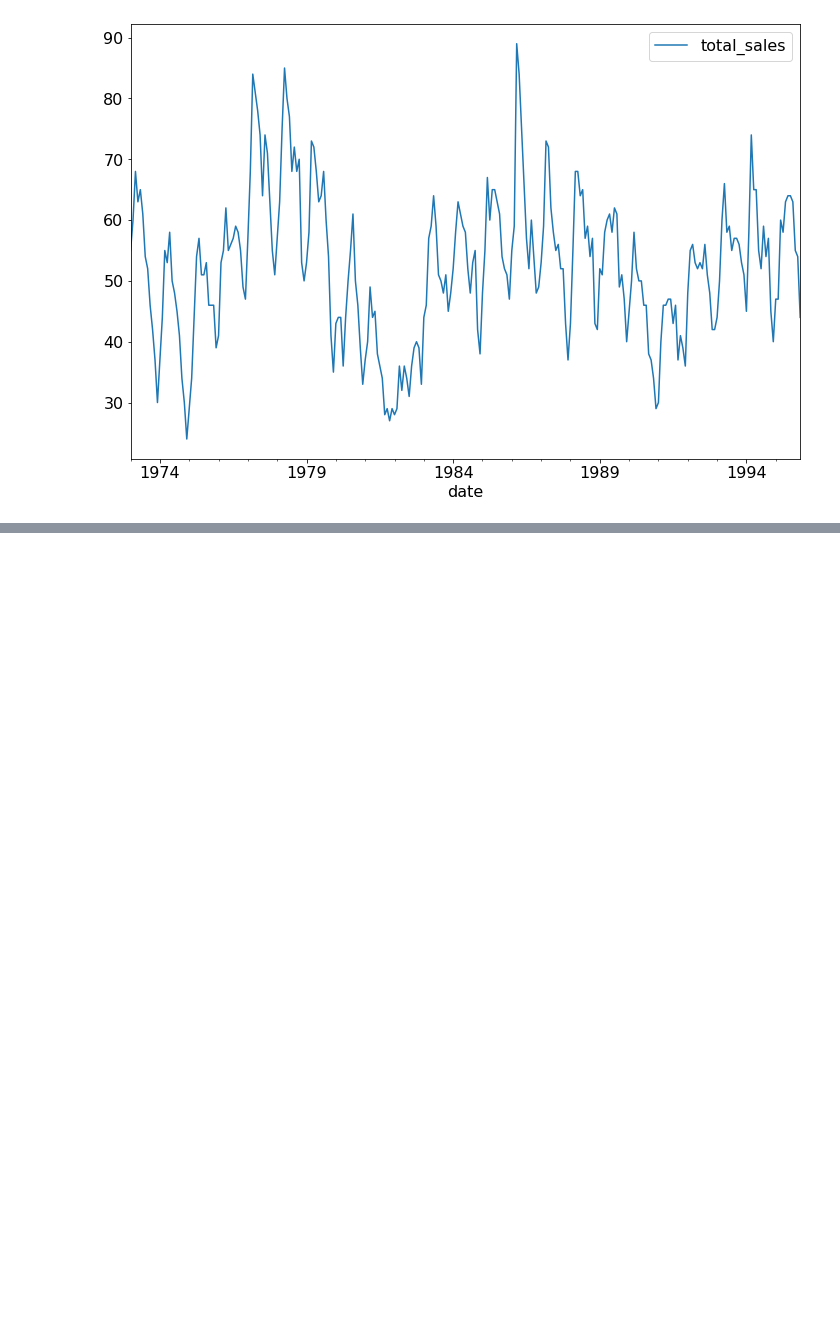
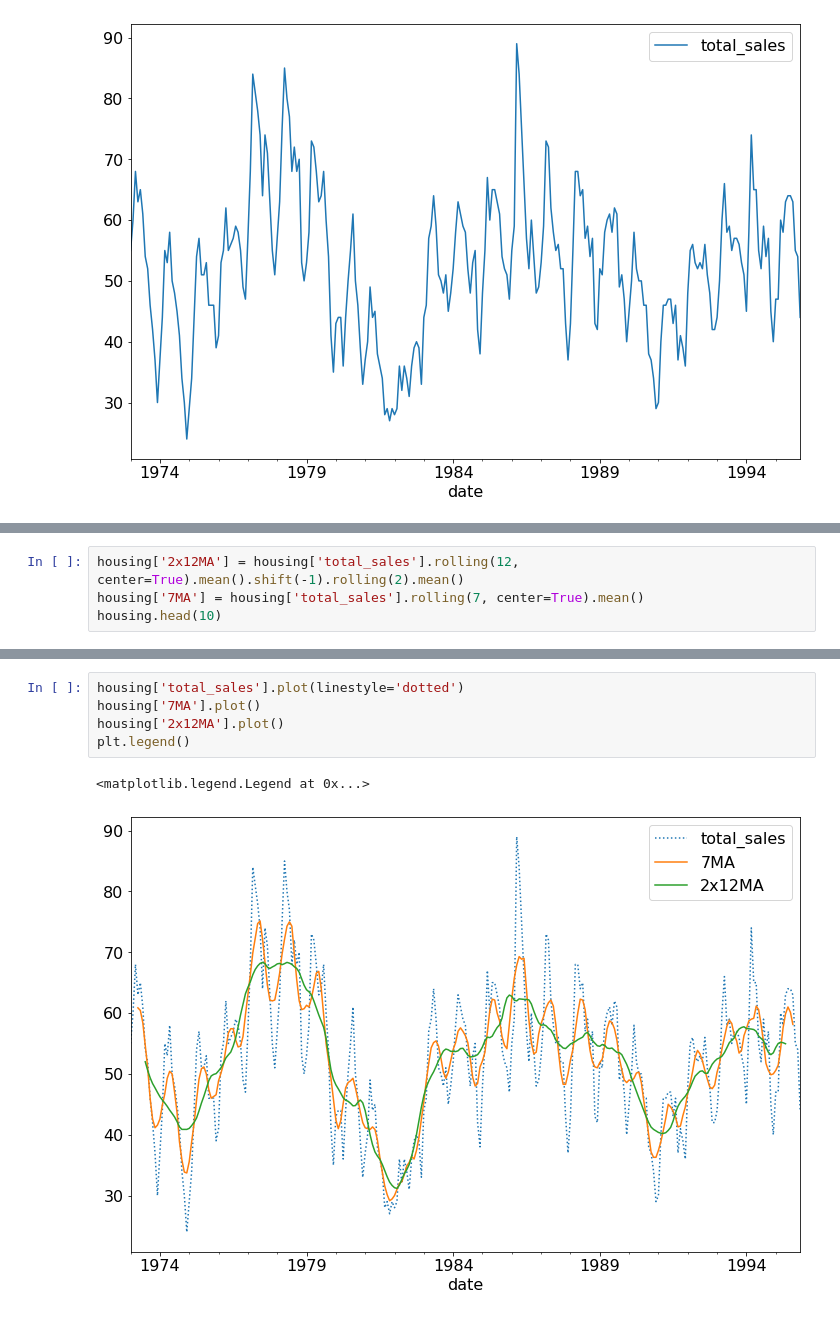
Before and after one commit to ZacharySBrown/vcu-scma440-2021q1, a Jupyter notebook: examples/3a_moving_averages.ipynb, the cells around one changed output, grey strips where cells are left out. Drawn from its saved outputs; the diff is of its cells as text; blank space fills up the shorter version.

```diff
--- a/examples/3a_moving_averages.ipynb
+++ b/examples/3a_moving_averages.ipynb
@@ -38,0 +121,4 @@ housing.plot()
+# %%
+housing['2x12MA'] = housing['total_sales'].rolling(12, center=True).mean().shift(-1).rolling(2).mean()
+housing['7MA'] = housing['total_sales'].rolling(7, center=True).mean()
+housing.head(10)
@@ -38,0 +138,8 @@ housing.plot()
+# %%
+housing['total_sales'].plot(linestyle='dotted')
+housing['7MA'].plot()
+housing['2x12MA'].plot()
+plt.legend()
+# %% [output]
+<matplotlib.legend.Legend at 0x...>
+[figure, added]
```
Also changed, not shown: parts of 12 cells of this notebook.
